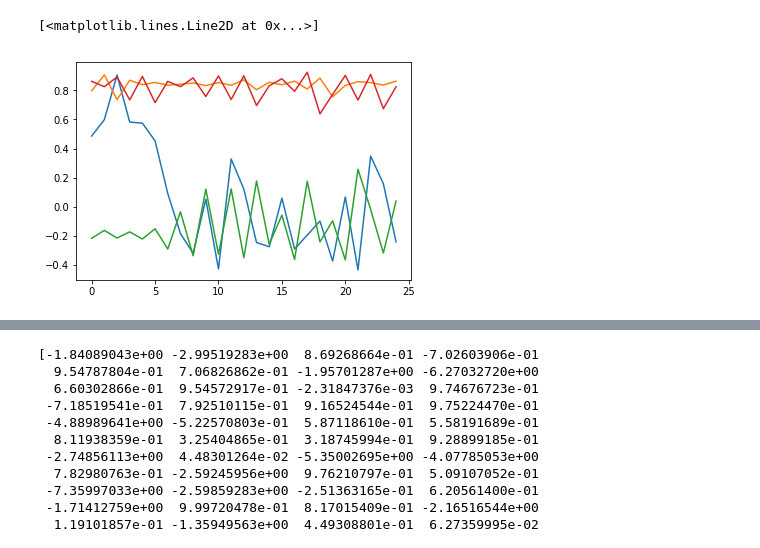
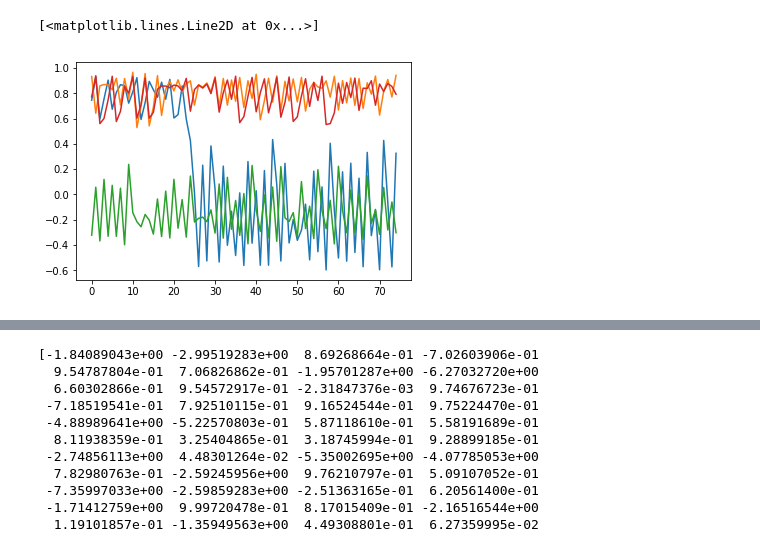
Before and after one commit to tripdancer0916/time-scale-differentiation, a Jupyter notebook: coupled_map_on_network.ipynb, the cells around one changed output, grey strips where cells are left out. Drawn from its saved outputs; the diff is of its cells as text; code cells hidden in the pictures.

```diff
--- a/coupled_map_on_network.ipynb
+++ b/coupled_map_on_network.ipynb
@@ -53,13 +52,13 @@ x[0] = np.random.rand(N_NODES)*2-1
 for t in range(T-1):
     x[t+1] = coupled_map_on_networks(x[t], G, 0.4, 1.75, degrees_inv)
 # %%
-plt.plot(x.T[0][200:250:2])
-plt.plot(x.T[50][200:250:2])
-plt.plot(x.T[100][200:250:2])
-plt.plot(x.T[150][200:250:2])
+plt.plot(x.T[0][200:350:2])
+plt.plot(x.T[50][200:350:2])
+plt.plot(x.T[100][200:350:2])
+plt.plot(x.T[150][200:350:2])
 # %% [output]
 [<matplotlib.lines.Line2D at 0x...>]
-[figure, old version]
+[figure, new version]
 # %%
 1-x
 # %% [output]
```
Also changed, not shown: parts of 3 cells of this notebook, 2 other files.
